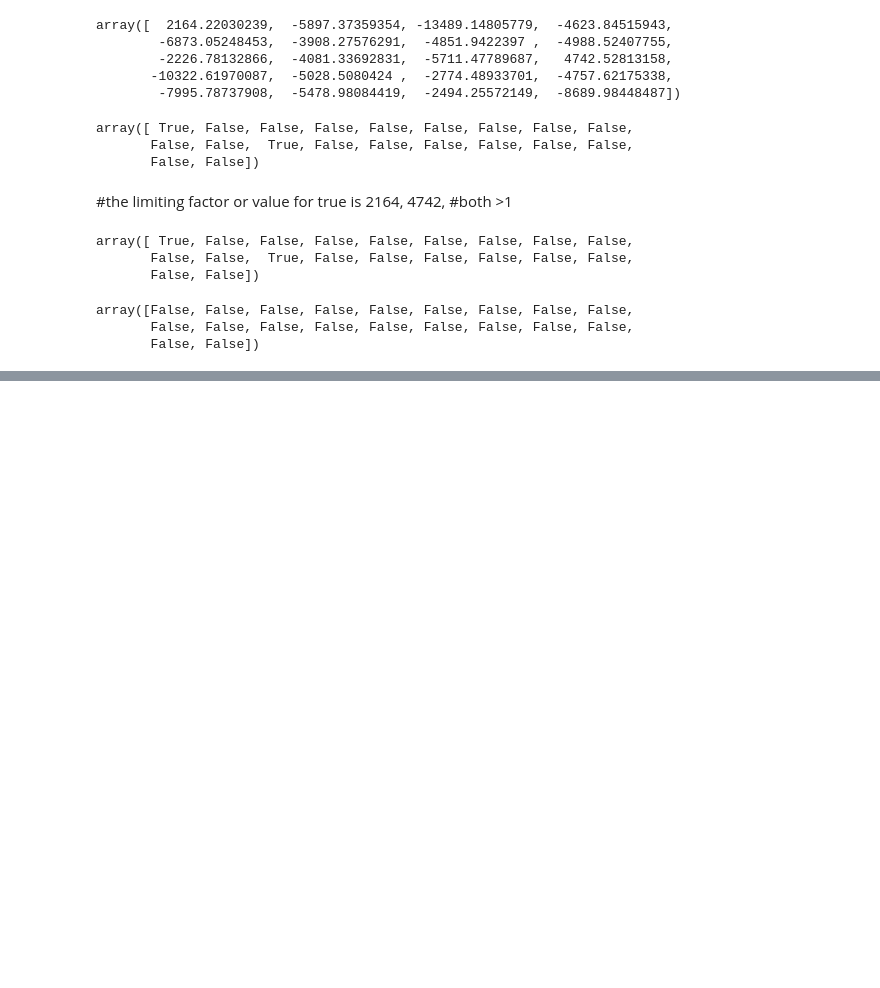
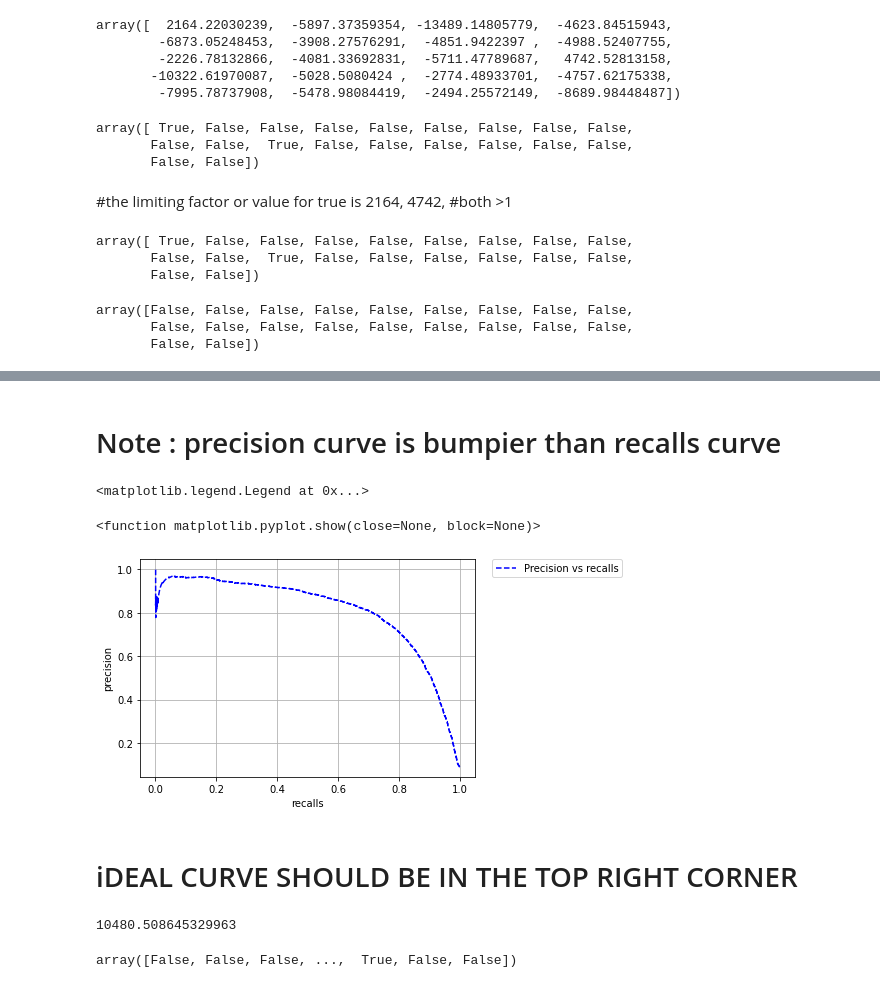
Before and after one commit to Sangram-Rout/ML_Codes, a Jupyter notebook: ML_PATH/Chap3_classification.ipynb, the cells around one changed output, grey strips where cells are left out. Cells and saved outputs as stored; diff of their text form; code cells hidden in the pictures; blank space fills up the shorter version.

```diff
--- a/ML_PATH/Chap3_classification.ipynb
+++ b/ML_PATH/Chap3_classification.ipynb
@@ -330,0 +420,30 @@ y_scores.size
+# %% [markdown]
+# Note : precision curve is bumpier than recalls curve
+# %%
+def plot_precision_vs_recall(precisions, recalls):
+    plt.plot(recalls[:-1], precisions[:-1], "b--", label="Precision vs recalls")
+    plt.xlabel("recalls")
+    plt.ylabel("precision")
+#     plt.plot(thresholds, recalls[:-1], "r--", label="Recalls")
+
+plot_precision_vs_recall(precisions, recalls)
+plt.legend(bbox_to_anchor=(1.05, 1), loc='upper left', borderaxespad=0.)
+plt.grid()
+plt.show
+# %% [output]
+<matplotlib.legend.Legend at 0x...>
+<function matplotlib.pyplot.show(close=None, block=None)>
+[figure, added]
+# %% [markdown]
+# iDEAL CURVE SHOULD BE IN THE TOP RIGHT CORNER
+# %%
+# Determining the lowest value which gives a certain desired precision, 95%
+threshold_90_precision = thresholds[np.argmax(precisions >= 0.95)]
+threshold_90_precision
+# %% [output]
+10480.508645329963
+# %%
+y_train_pred_90=(y_scores >=threshold_90_precision)
+y_train_pred_90
+# %% [output]
+array([False, False, False, ...,  True, False, False])
```
Also changed, not shown: parts of 30 cells of this notebook.
